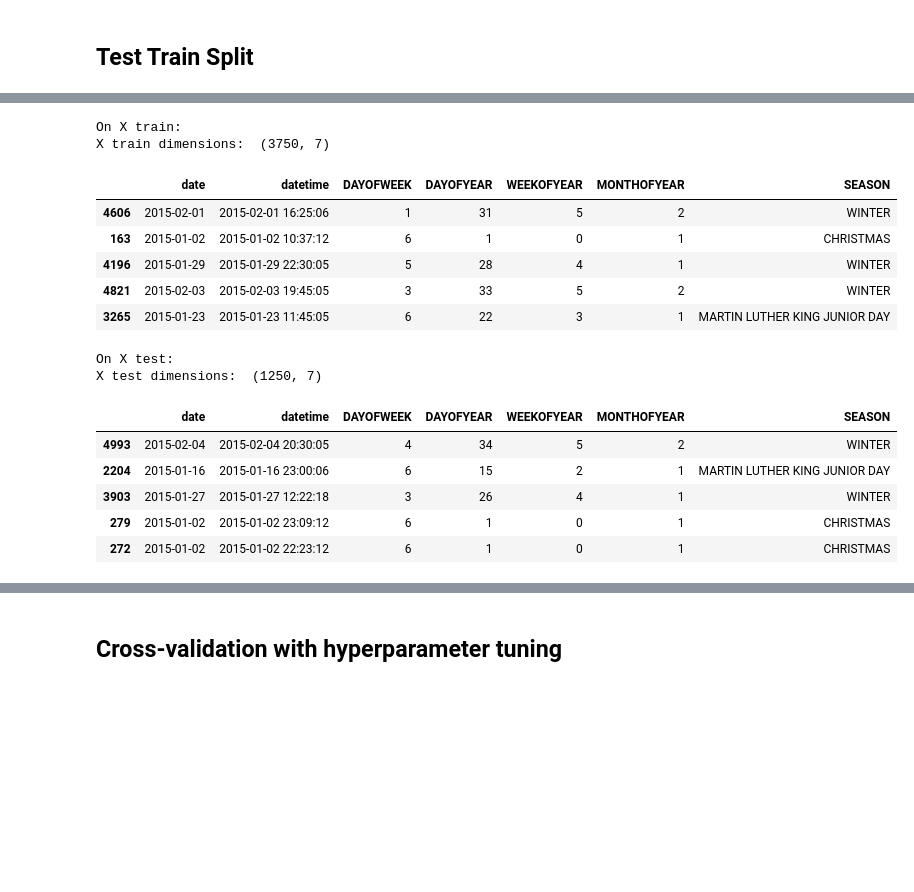
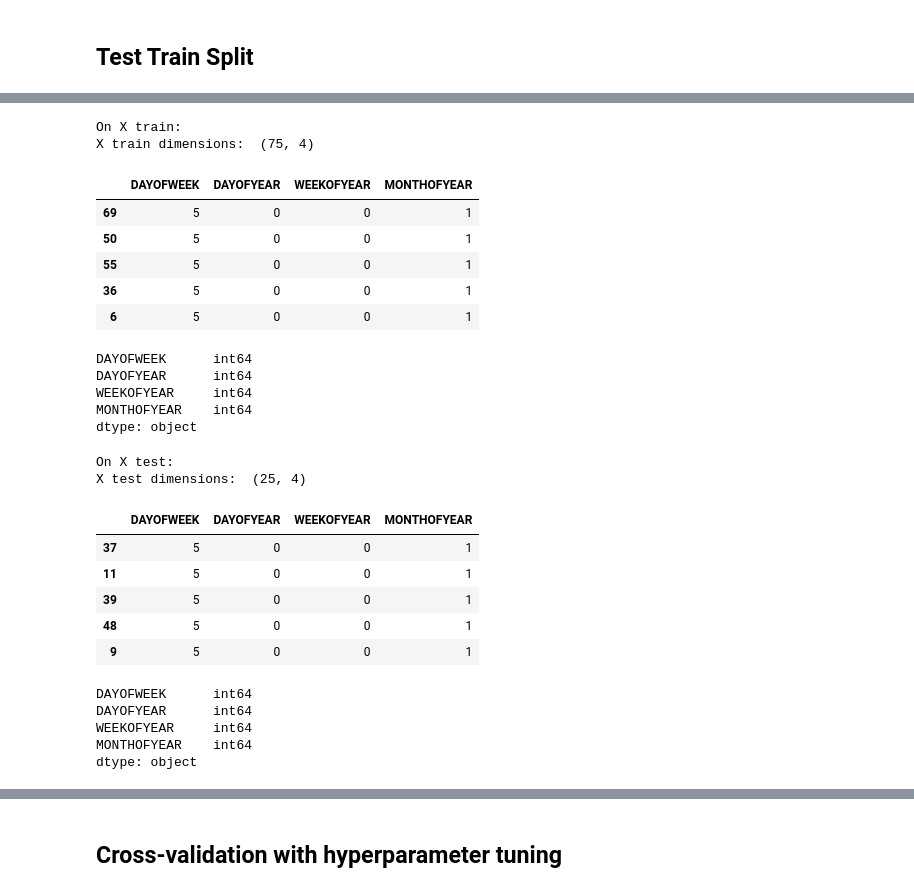
Before and after one commit to vanderbilt-ml/50-nelson-mlproj-waittime, a Jupyter notebook: wait_time_prediction.ipynb, the cells around one changed output, grey strips where cells are left out. Drawn from its saved outputs; the diff is of its cells as text; code cells hidden in the pictures; blank space fills up the shorter version.

Commit message:
Continue work with datetime

```diff
--- a/wait_time_prediction.ipynb
+++ b/wait_time_prediction.ipynb
@@ -155,0 +209,2 @@ wait_time_data.head()
+# %%
+wait_time_data['wait'] = wait_time_data['wait'].astype(np.int64)
@@ -155,0 +215,3 @@ wait_time_data.head()
+# %%
+wait_time_data['date'] = wait_time_data['date'].astype(float)
+wait_time_data['datetime'] =  wait_time_data['datetime'].astype(float)
@@ -155,0 +253,4 @@ wait_time_data.head()
+# %%
+wait_time_data = wait_time_data.drop('date', axis=1)
+wait_time_data = wait_time_data.drop('datetime', axis=1)
+wait_time_data.dtypes
@@ -164,7 +272,7 @@ wait_time_data.shape
 class_column = 'wait'
 random_seed = 2435
 
-wait_time_data = wait_time_data[:5000]
+wait_time_data = wait_time_data[:100]
 
 X_train, X_test, y_train, y_test = train_test_split(wait_time_data.drop(columns=class_column), wait_time_data[class_column],
                                                     test_size=0.25, random_state=random_seed)#, stratify=wait_time_data[class_column])
@@ -175,30 +283,42 @@ wait_time_data.shape
 # %%
 # X Train
 print('On X train: ')
 print('X train dimensions: ', X_train.shape)
 display(X_train.head())
+display(X_train.dtypes)
 
 # X test
 print('\nOn X test: ')
 print('X test dimensions: ', X_test.shape)
 display(X_test.head())
+display(X_test.dtypes)
 # %% [output]
 On X train:
-X train dimensions:  (3750, 7)
+X train dimensions:  (75, 4)
-|  | date | datetime | DAYOFWEEK | DAYOFYEAR | WEEKOFYEAR | MONTHOFYEAR | SEASON |
-| 4606 | 2015-02-01 | 2015-02-01 16:25:06 | 1 | 31 | 5 | 2 | WINTER |
-| 163 | 2015-01-02 | 2015-01-02 10:37:12 | 6 | 1 | 0 | 1 | CHRISTMAS |
-| 4196 | 2015-01-29 | 2015-01-29 22:30:05 | 5 | 28 | 4 | 1 | WINTER |
-| 4821 | 2015-02-03 | 2015-02-03 19:45:05 | 3 | 33 | 5 | 2 | WINTER |
-| 3265 | 2015-01-23 | 2015-01-23 11:45:05 | 6 | 22 | 3 | 1 | MARTIN LUTHER KING JUNIOR DAY |
+|  | DAYOFWEEK | DAYOFYEAR | WEEKOFYEAR | MONTHOFYEAR |
+| 69 | 5 | 0 | 0 | 1 |
+| 50 | 5 | 0 | 0 | 1 |
+| 55 | 5 | 0 | 0 | 1 |
+| 36 | 5 | 0 | 0 | 1 |
+| 6 | 5 | 0 | 0 | 1 |
-On X test:
-X test dimensions:  (1250, 7)
+DAYOFWEEK      int64
+DAYOFYEAR      int64
+WEEKOFYEAR     int64
+MONTHOFYEAR    int64
+dtype: object
+On X test:
+X test dimensions:  (25, 4)
-|  | date | datetime | DAYOFWEEK | DAYOFYEAR | WEEKOFYEAR | MONTHOFYEAR | SEASON |
-| 4993 | 2015-02-04 | 2015-02-04 20:30:05 | 4 | 34 | 5 | 2 | WINTER |
-| 2204 | 2015-01-16 | 2015-01-16 23:00:06 | 6 | 15 | 2 | 1 | MARTIN LUTHER KING JUNIOR DAY |
-| 3903 | 2015-01-27 | 2015-01-27 12:22:18 | 3 | 26 | 4 | 1 | WINTER |
-| 279 | 2015-01-02 | 2015-01-02 23:09:12 | 6 | 1 | 0 | 1 | CHRISTMAS |
-| 272 | 2015-01-02 | 2015-01-02 22:23:12 | 6 | 1 | 0 | 1 | CHRISTMAS |
+|  | DAYOFWEEK | DAYOFYEAR | WEEKOFYEAR | MONTHOFYEAR |
+| 37 | 5 | 0 | 0 | 1 |
+| 11 | 5 | 0 | 0 | 1 |
+| 39 | 5 | 0 | 0 | 1 |
+| 48 | 5 | 0 | 0 | 1 |
+| 9 | 5 | 0 | 0 | 1 |
+DAYOFWEEK      int64
+DAYOFYEAR      int64
+WEEKOFYEAR     int64
+MONTHOFYEAR    int64
+dtype: object
 # %%
 # Y Train
 print('On y train: ')
```
Also changed, not shown: parts of 31 cells of this notebook.
